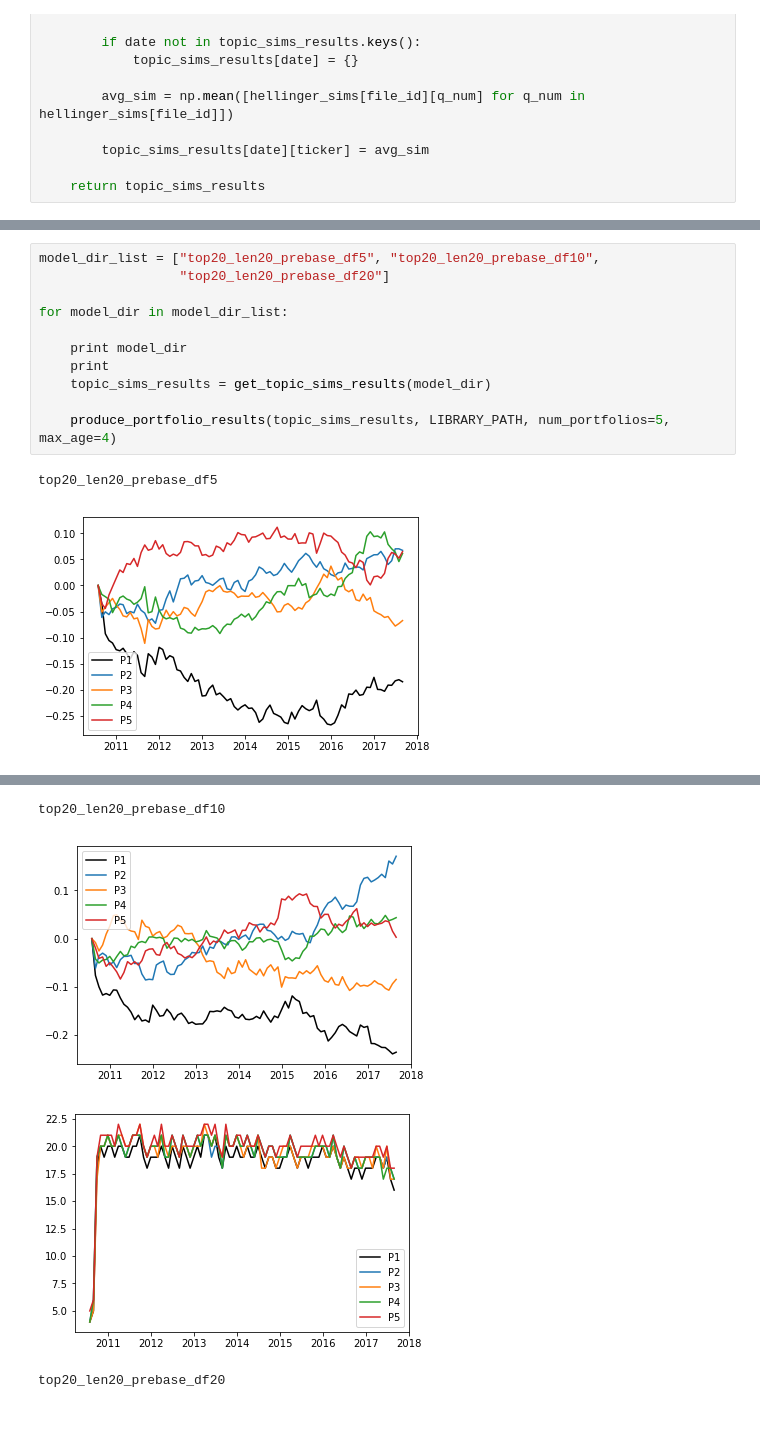
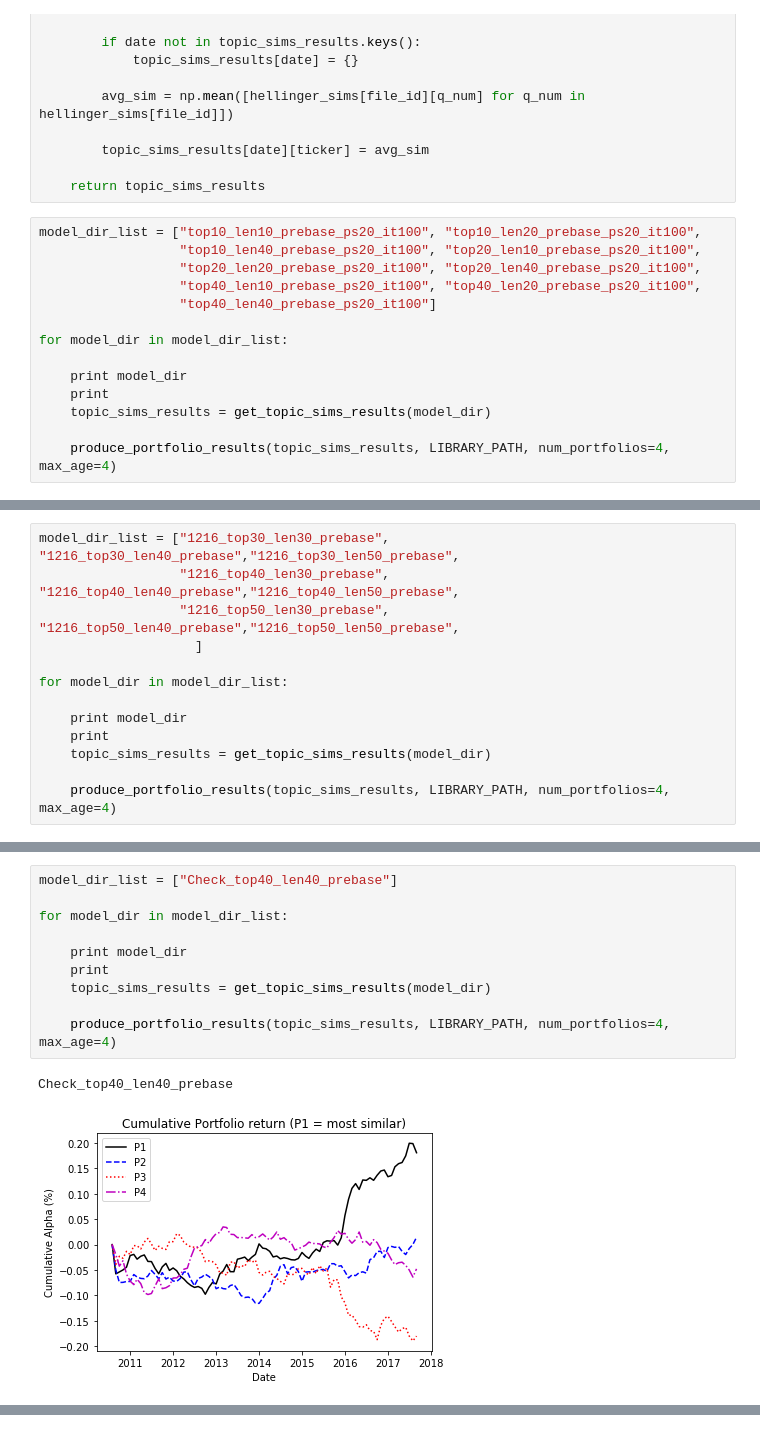
Before and after one commit to richardhitchens/w266_project, a Jupyter notebook: Chart_portfolios_1216_TS.ipynb, the cells around one changed output, grey strips where cells are left out. Saved outputs shown, nothing was run; the diff lists cells and outputs as text.

```diff
--- a/Chart_portfolios_1216_TS.ipynb
+++ b/Chart_portfolios_1216_TS.ipynb
@@ -473,3 +479,17 @@ def get_topic_sims_results(model_dir):
         topic_sims_results[date][ticker] = avg_sim
 
     return topic_sims_results
+# %%
+model_dir_list = ["top10_len10_prebase_ps20_it100", "top10_len20_prebase_ps20_it100",
+                  "top10_len40_prebase_ps20_it100", "top20_len10_prebase_ps20_it100",
+                  "top20_len20_prebase_ps20_it100", "top20_len40_prebase_ps20_it100",
+                  "top40_len10_prebase_ps20_it100", "top40_len20_prebase_ps20_it100",
+                  "top40_len40_prebase_ps20_it100"]
+
+for model_dir in model_dir_list:
+
+    print model_dir
+    print
+    topic_sims_results = get_topic_sims_results(model_dir)
+
+    produce_portfolio_results(topic_sims_results, LIBRARY_PATH, num_portfolios=4, max_age=4)
@@ -475,0 +510,13 @@ def get_topic_sims_results(model_dir):
+# %%
+model_dir_list = ["1216_top30_len30_prebase", "1216_top30_len40_prebase","1216_top30_len50_prebase",
+                  "1216_top40_len30_prebase", "1216_top40_len40_prebase","1216_top40_len50_prebase",
+                  "1216_top50_len30_prebase", "1216_top50_len40_prebase","1216_top50_len50_prebase",
+                    ]
+
+for model_dir in model_dir_list:
+
+    print model_dir
+    print
+    topic_sims_results = get_topic_sims_results(model_dir)
+
+    produce_portfolio_results(topic_sims_results, LIBRARY_PATH, num_portfolios=4, max_age=4)
@@ -476,14 +537,13 @@ def get_topic_sims_results(model_dir):
 # %%
-model_dir_list = ["top20_len20_prebase_df5", "top20_len20_prebase_df10",
-                  "top20_len20_prebase_df20"]
+model_dir_list = ["Check_top40_len40_prebase"]
 
 for model_dir in model_dir_list:
 
     print model_dir
     print
     topic_sims_results = get_topic_sims_results(model_dir)
 
-    produce_portfolio_results(topic_sims_results, LIBRARY_PATH, num_portfolios=5, max_age=4)
+    produce_portfolio_results(topic_sims_results, LIBRARY_PATH, num_portfolios=4, max_age=4)
 # %% [output]
-top20_len20_prebase_df5
+Check_top40_len40_prebase
-[figure, old version]
+[figure, new version]
@@ -491,4 +550,0 @@ top20_len20_prebase_df5
-top20_len20_prebase_df10
-[figure, removed]
-[figure, removed]
-top20_len20_prebase_df20
```
Also changed, not shown: parts of 16 cells of this notebook, 2 other files.
